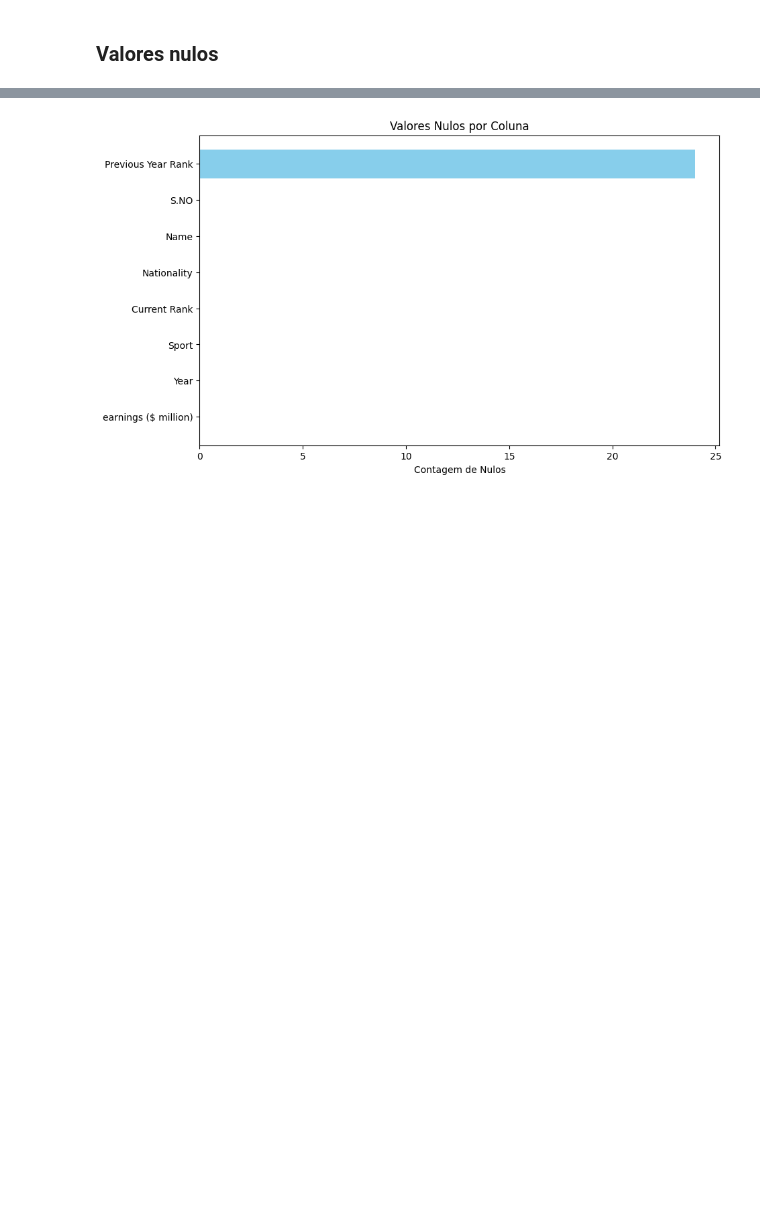
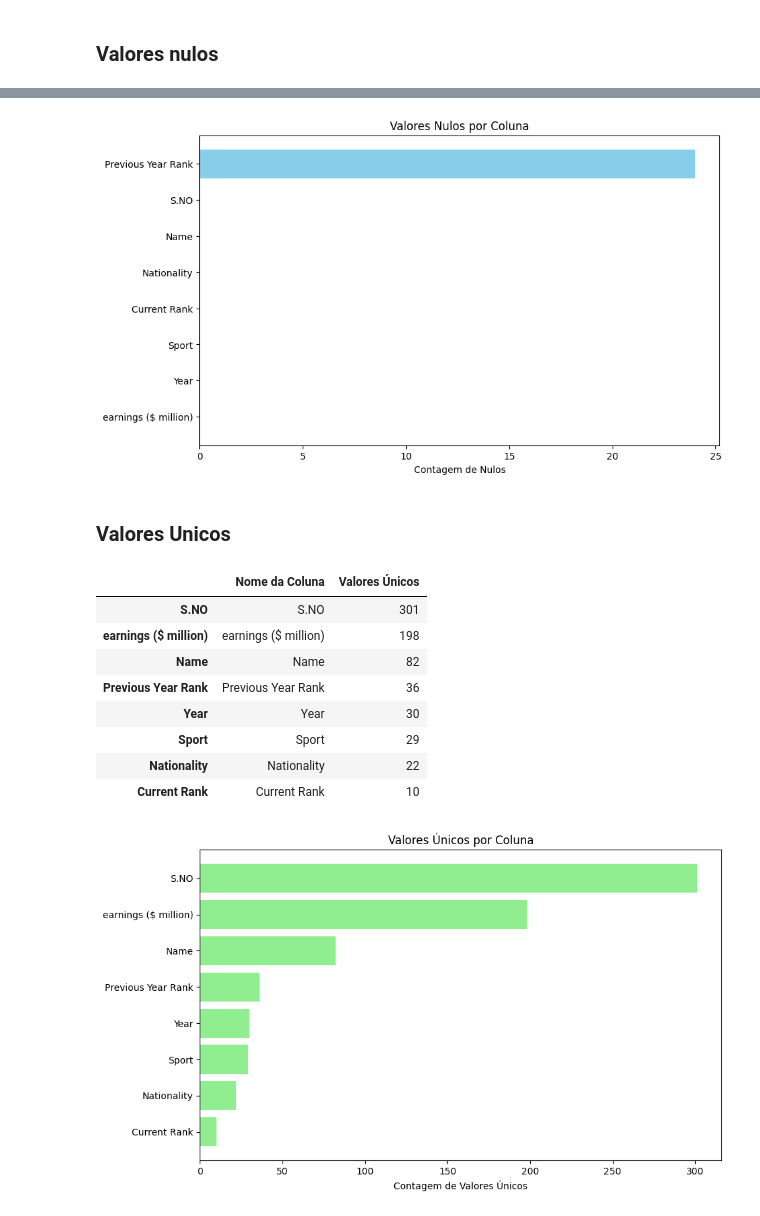
Before and after one commit to DHZuna/Data_Quality_Project, a Jupyter notebook: data_quality.ipynb, the cells around one changed output, grey strips where cells are left out. Saved outputs shown, nothing was run; the diff lists cells and outputs as text; code cells hidden in the pictures; blank space fills up the shorter version.

Commit message:
add unique_values()

```diff
--- a/data_quality.ipynb
+++ b/data_quality.ipynb
@@ -14,6 +14,7 @@ data_quality.quickinfo()
 data_quality.datatypes()
 data_quality.firsts10()
 data_quality.missing_values()
+data_quality.unique_values()
 # %% [output]
 Quick Info
 |  | Descrição | Contagem |
@@ -28,30 +29,41 @@ Data Types
 | 2 | Nationality | categorical |
 | 3 | Current Rank | numeric |
 | 4 | Previous Year Rank | categorical |
 | 5 | Sport | categorical |
 | 6 | Year | numeric |
 | 7 | earnings ($ million) | numeric |
 Data Preview
 As 10 primeiras linhas:
 |  | S.NO | Name | Nationality | Current Rank | Previous Year Rank | Sport | Year | ... |
 | 0 | 1 | Mike Tyson | USA | 1 | nan | boxing | 1990 | ... |
 | 1 | 2 | Buster Douglas | USA | 2 | nan | boxing | 1990 | ... |
 | 2 | 3 | Sugar Ray Leonard | USA | 3 | nan | boxing | 1990 | ... |
 | 3 | 4 | Ayrton Senna | Brazil | 4 | nan | auto racing | 1990 | ... |
 | 4 | 5 | Alain Prost | France | 5 | nan | auto racing | 1990 | ... |
 | 5 | 6 | Jack Nicklaus | USA | 6 | nan | golf | 1990 | ... |
 | 6 | 7 | Greg Norman | Australia | 7 | nan | golf | 1990 | ... |
 | 7 | 8 | Michael Jordan | USA | 8 | nan | basketball | 1990 | ... |
 | 8 | 9 | Arnold Palmer | USA | 8 | nan | golf | 1990 | ... |
 | 9 | 10 | Evander Holyfield | USA | 8 | nan | boxing | 1990 | ... |
 Valores nulos
 |  | Nome da Coluna | Contagem de Nulos | Percentual de Nulos (%) |
 | Previous Year Rank | Previous Year Rank | 24 | 7.973422 |
 | S.NO | S.NO | 0 | 0.000000 |
 | Name | Name | 0 | 0.000000 |
 | Nationality | Nationality | 0 | 0.000000 |
 | Current Rank | Current Rank | 0 | 0.000000 |
 | Sport | Sport | 0 | 0.000000 |
 | Year | Year | 0 | 0.000000 |
 | earnings ($ million) | earnings ($ million) | 0 | 0.000000 |
 [figure]
+Valores Unicos
+|  | Nome da Coluna | Valores Únicos |
+| S.NO | S.NO | 301 |
+| earnings ($ million) | earnings ($ million) | 198 |
+| Name | Name | 82 |
+| Previous Year Rank | Previous Year Rank | 36 |
+| Year | Year | 30 |
+| Sport | Sport | 29 |
+| Nationality | Nationality | 22 |
+| Current Rank | Current Rank | 10 |
+[figure, added]
```
Also changed, not shown: 1 other file.
